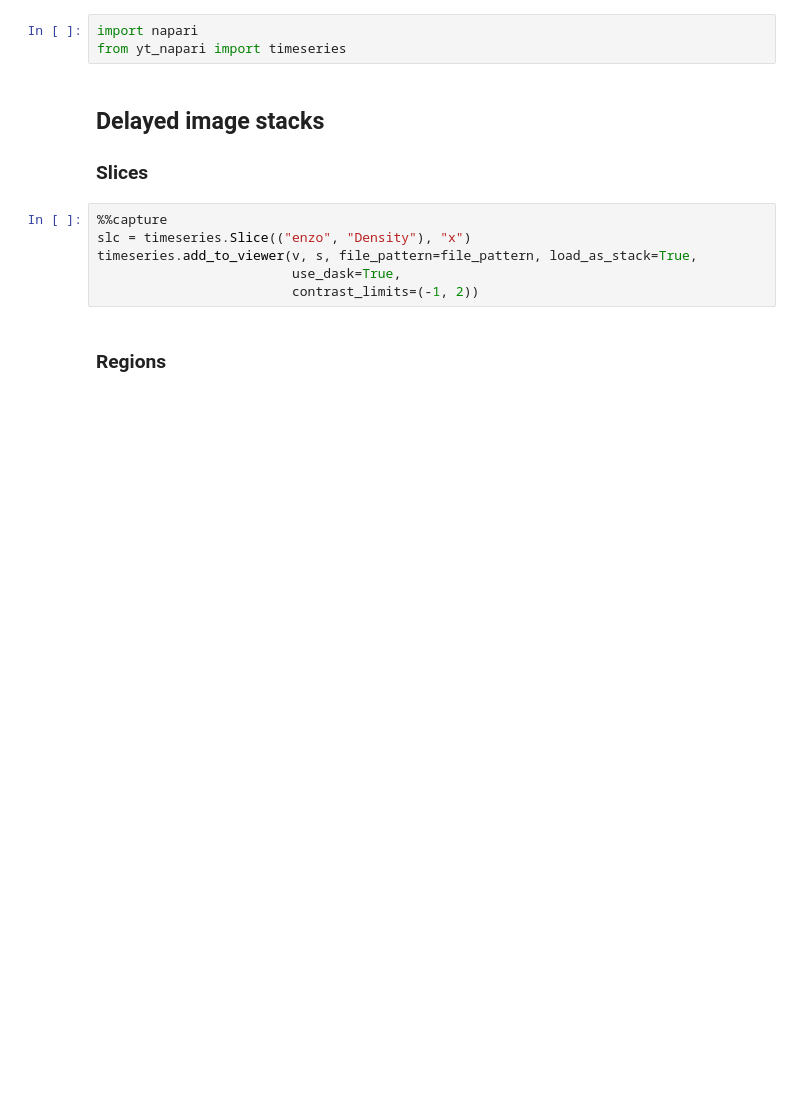
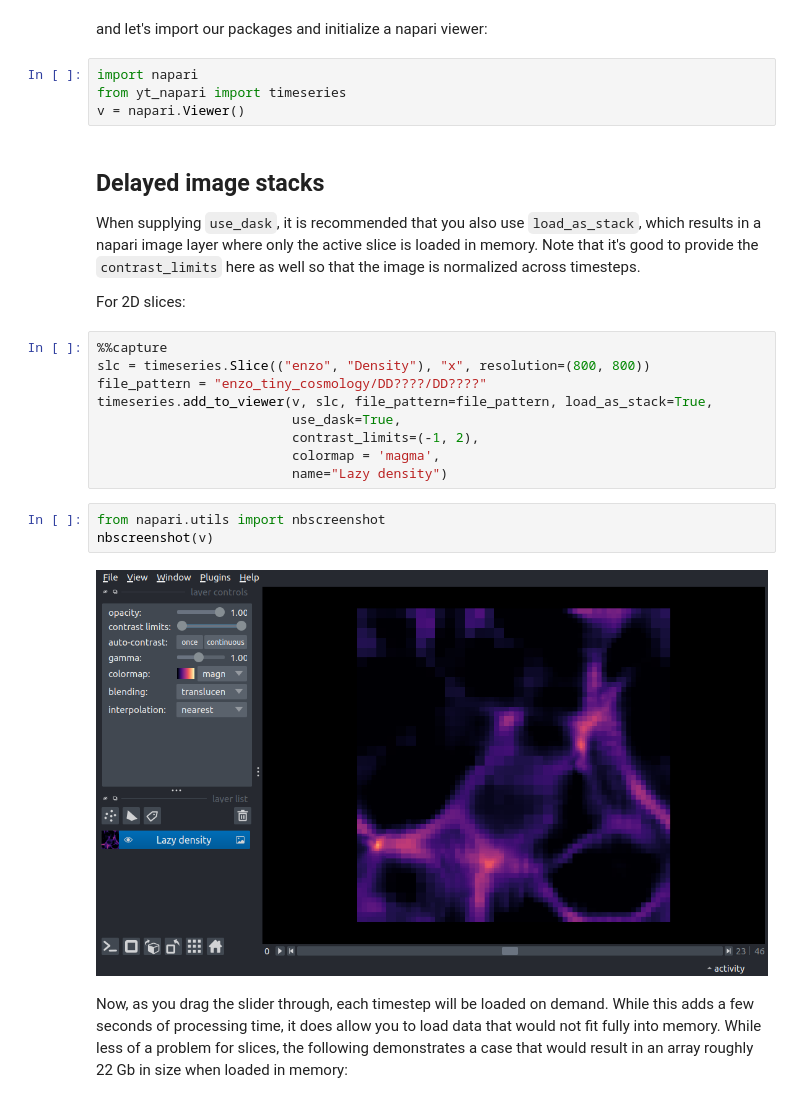
Before and after one commit to data-exp-lab/yt-napari, a Jupyter notebook: docs/examples/ytnapari_scene_05_timeseries_dask.ipynb, the cells around one changed output. Drawn from its saved outputs; the diff is of its cells as text; blank space fills up the shorter version.

```diff
--- a/docs/examples/ytnapari_scene_05_timeseries_dask.ipynb
+++ b/docs/examples/ytnapari_scene_05_timeseries_dask.ipynb
@@ -16,17 +19,30 @@ c
+# %% [markdown]
+and let's import our packages and initialize a napari viewer:
 # %%
 import napari
 from yt_napari import timeseries
+v = napari.Viewer()
 # %% [markdown]
 ## Delayed image stacks
 
-### Slices
+When supplying `use_dask`, it is recommended that you also use `load_as_stack`, which results in a napari image layer where only the active slice is loaded in memory. Note that it's good to provide the `contrast_limits` here as well so that the image is normalized across timesteps.
+
+For 2D slices:
 # %%
 %%capture
-slc = timeseries.Slice(("enzo", "Density"), "x")
-timeseries.add_to_viewer(v, s, file_pattern=file_pattern, load_as_stack=True,
+slc = timeseries.Slice(("enzo", "Density"), "x", resolution=(800, 800))
+file_pattern = "enzo_tiny_cosmology/DD????/DD????"
+timeseries.add_to_viewer(v, slc, file_pattern=file_pattern, load_as_stack=True,
                          use_dask=True,
-                         contrast_limits=(-1, 2))
+                         contrast_limits=(-1, 2),
+                         colormap = 'magma',
+                         name="Lazy density")
-# %% [markdown]
-### Regions
+# %%
+from napari.utils import nbscreenshot
+nbscreenshot(v)
+# %% [output]
+[figure, added]
+# %% [markdown]
+Now, as you drag the slider through, each timestep will be loaded on demand. While this adds a few seconds of processing time, it does allow you to load data that would not fit fully into memory. While less of a problem for slices, the following demonstrates a case that would result in an array roughly 22 Gb in size when loaded in memory:
 # %%
 %%capture
```
Also changed, not shown: parts of 14 cells of this notebook, 2 other files.
